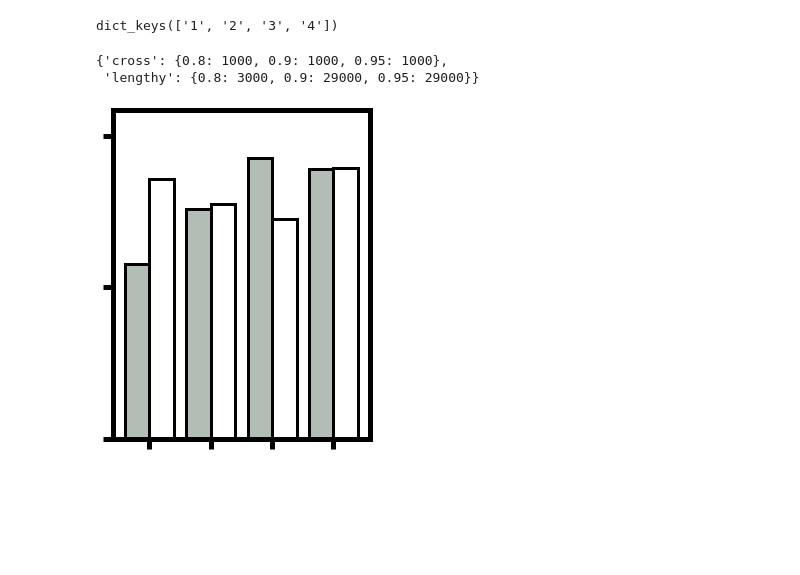
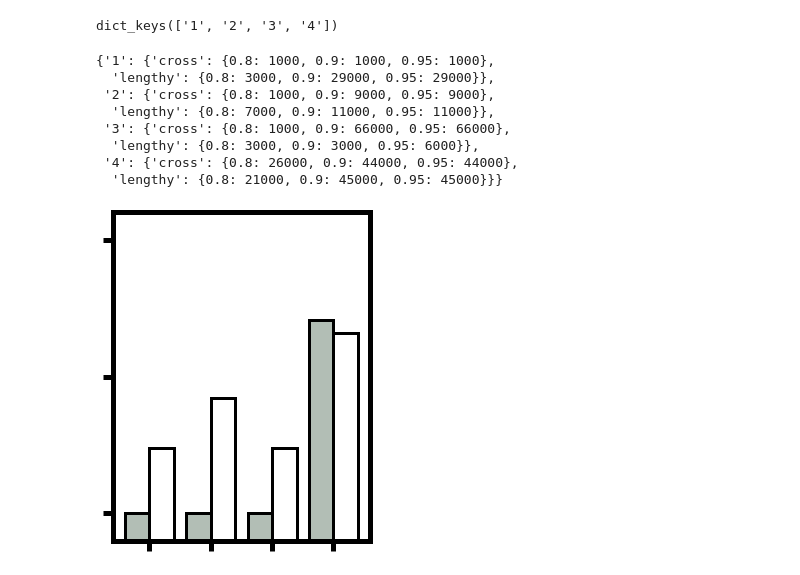
Before and after one commit to Sakib1418/Game-of-cells, a Jupyter notebook: plots.ipynb, the cells around one changed output. Cells and saved outputs as stored; diff of their text form; code cells hidden in the pictures; blank space fills up the shorter version.

```diff
--- a/plots.ipynb
+++ b/plots.ipynb
@@ -744,10 +744,16 @@ all_cell.keys()
 # %% [output]
 dict_keys(['1', '2', '3', '4'])
 # %%
-all_cell['1']
+all_cell
 # %% [output]
-{'cross': {0.8: 1000, 0.9: 1000, 0.95: 1000},
- 'lengthy': {0.8: 3000, 0.9: 29000, 0.95: 29000}}
+{'1': {'cross': {0.8: 1000, 0.9: 1000, 0.95: 1000},
+  'lengthy': {0.8: 3000, 0.9: 29000, 0.95: 29000}},
+ '2': {'cross': {0.8: 1000, 0.9: 9000, 0.95: 9000},
+  'lengthy': {0.8: 7000, 0.9: 11000, 0.95: 11000}},
+ '3': {'cross': {0.8: 1000, 0.9: 66000, 0.95: 66000},
+  'lengthy': {0.8: 3000, 0.9: 3000, 0.95: 6000}},
+ '4': {'cross': {0.8: 26000, 0.9: 44000, 0.95: 44000},
+  'lengthy': {0.8: 21000, 0.9: 45000, 0.95: 45000}}}
 # %%
 import math
 import numpy as np
@@ -757,35 +763,35 @@ fig, ax = plt.subplots()
 fig.set_figheight(5)
 fig.set_figwidth(4)
 X = [('cell_')+str(i+1) for i in range(4)]
 ax = plt.gca()
 width = 5
-crosses = [math.log(all_cell[str(i+1)]['cross'][.95]) for i in range(4)]
-lengthies = [math.log(all_cell[str(i+1)]['lengthy'][.95]) for i in range(4)]
+crosses = [math.log10(all_cell[str(i+1)]['cross'][.8]) for i in range(4)]
+lengthies = [math.log10(all_cell[str(i+1)]['lengthy'][.8]) for i in range(4)]
 # crosses = [all_cell[str(i+1)]['cross'][.8] for i in range(4)]
 # lengthies = [all_cell[str(i+1)]['lengthy'][.8] for i in range(4)]
 
 X_axis = np.arange(len(X))
 
 plt.bar(X_axis - 0.2, crosses, 0.4,edgecolor = 'k', facecolor = '#b2beb5', linewidth = 3)
 plt.bar(X_axis + 0.2, lengthies, 0.4,edgecolor = 'k', facecolor = 'w', linewidth = 3)
 
 plt.xticks(X_axis, X)
 
 ax.axes.xaxis.set_ticklabels([])
 ax.axes.yaxis.set_ticklabels([])
 ax.spines["bottom"].set_linewidth(width)
 ax.spines["top"].set_linewidth(width)
 ax.spines["left"].set_linewidth(width)
 ax.spines["right"].set_linewidth(width)
 ax.xaxis.set_tick_params(length=10,  width=width)
 ax.yaxis.set_tick_params(length=10, width=width)
-ax.set_ylim([0,13])
-ax.set_yticks([0,6,12])
+ax.set_ylim([2.8,5.2])
+ax.set_yticks([3,4,5])
 # plt.xlabel("Groups")
 # plt.ylabel("Number of Students")
 # plt.title("Number of Students in each group")
 # plt.legend()
 plt.tight_layout()
 plt.show()
 # %% [output]
-[figure, old version]
+[figure, new version]
```
Also changed, not shown: parts of 2 cells of this notebook, 2 other files.
